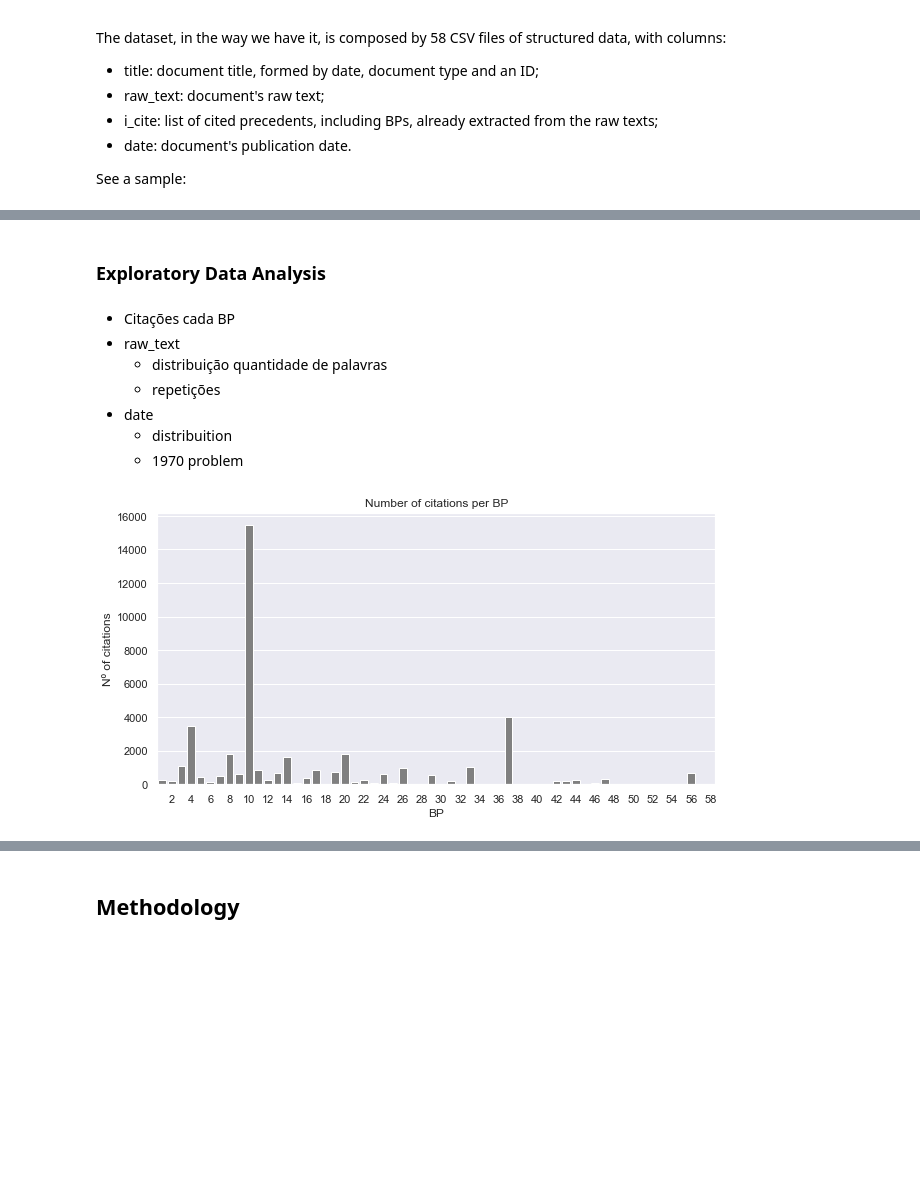
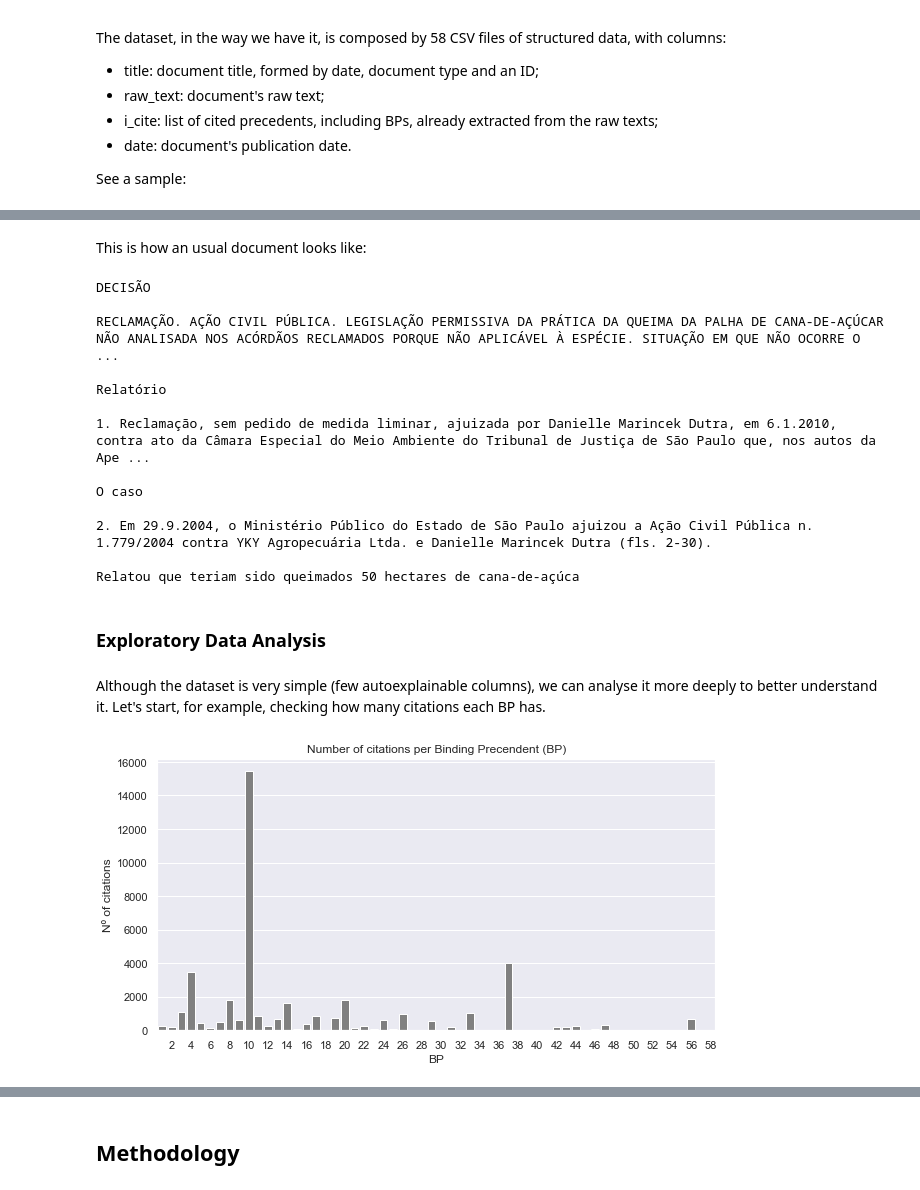
Before and after one commit to lucasresck/machine-learning, a Jupyter notebook: notebooks/a2_assignment.ipynb, the cells around one changed output, grey strips where cells are left out. Cells and saved outputs as stored; diff of their text form; code cells hidden in the pictures; blank space fills up the shorter version.

```diff
--- a/notebooks/a2_assignment.ipynb
+++ b/notebooks/a2_assignment.ipynb
@@ -68,15 +72,27 @@ print(pd.read_csv(os.path.join(data_path, 'docs_sv_10.csv')).sample().to_latex()
 \bottomrule
 \end{tabular}
+# %% [markdown]
+This is how an usual document looks like:
+# %%
+print(pd.read_csv(os.path.join(data_path, 'docs_sv_10.csv')).sample().raw_text.iloc[0][:1000])
+# %% [output]
+DECISÃO
+
+RECLAMAÇÃO. AÇÃO CIVIL PÚBLICA. LEGISLAÇÃO PERMISSIVA DA PRÁTICA DA QUEIMA DA PALHA DE CANA-DE-AÇÚCAR NÃO ANALISADA NOS ACÓRDÃOS RECLAMADOS PORQUE NÃO APLICÁVEL À ESPÉCIE. SITUAÇÃO EM QUE NÃO OCORRE O ...
+
+Relatório
+
+1. Reclamação, sem pedido de medida liminar, ajuizada por Danielle Marincek Dutra, em 6.1.2010, contra ato da Câmara Especial do Meio Ambiente do Tribunal de Justiça de São Paulo que, nos autos da Ape ...
+
+O caso
+
+2. Em 29.9.2004, o Ministério Público do Estado de São Paulo ajuizou a Ação Civil Pública n. 1.779/2004 contra YKY Agropecuária Ltda. e Danielle Marincek Dutra (fls. 2-30).
+
+Relatou que teriam sido queimados 50 hectares de cana-de-açúca
 # %% [markdown]
 ### Exploratory Data Analysis
 # %% [markdown]
-- Citações cada BP
-- raw_text
-    - distribuição quantidade de palavras
-    - repetições
-- date
-    - distribuition
-    - 1970 problem
+Although the dataset is very simple (few autoexplainable columns), we can analyse it more deeply to better understand it. Let's start, for example, checking how many citations each BP has.
 # %%
 dfs = []
 for bp in range(1, 58+1):
@@ -88,9 +104,9 @@ for bp in range(1, 58+1):
 # %%
 fig, ax = plt.subplots(figsize=(10, 5))
 sns.barplot(x=list(range(1, 58+1)), y=[len(df) if df is not None else 0 for df in dfs], color='gray', ax=ax)
 ax.set_xticklabels([str(i) if i % 2 == 0 else '' for i in range(1, 59)])
-plt.title('Number of citations per BP')
+plt.title('Number of citations per Binding Precendent (BP)')
 plt.xlabel('BP')
 plt.ylabel('Nº of citations');
 # %% [output]
-[figure, old version]
+[figure, new version]
```
Also changed, not shown: parts of 38 cells of this notebook.
